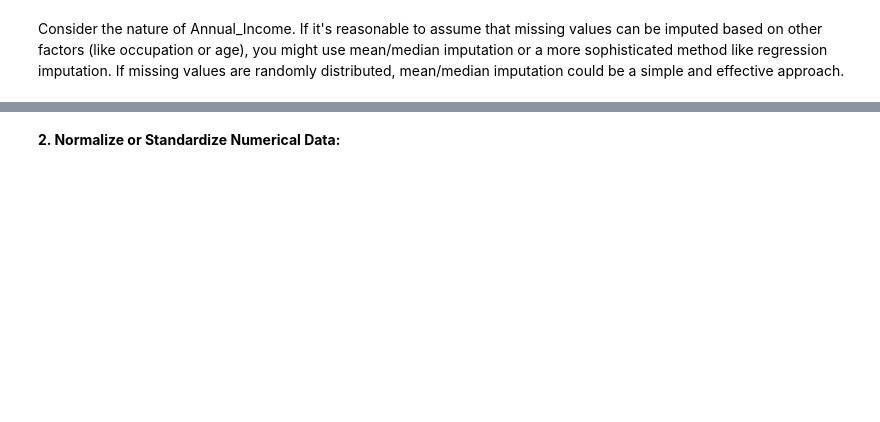
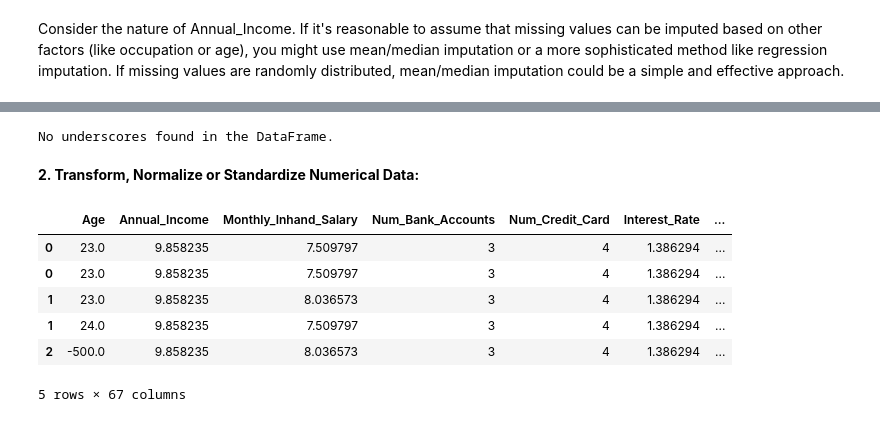
Before and after one commit to astronaut505/Credit-or-crisis, a Jupyter notebook: CreditScoreClassification.ipynb, the cells around one changed output, grey strips where cells are left out. Drawn from its saved outputs; the diff is of its cells as text; code cells hidden in the pictures; blank space fills up the shorter version.

```diff
--- a/CreditScoreClassification.ipynb
+++ b/CreditScoreClassification.ipynb
@@ -605,2 +594,45 @@ plt.show()
+# %%
+ #<--- Last check for _ in columns
+underscore_present = df.apply(lambda x: x.astype(str).str.contains('_').any())
+underscore_columns = underscore_present[underscore_present].index.tolist()
+
+if underscore_columns:
+    print(f"Underscores found in columns: {underscore_columns}")
+else:
+    print("No underscores found in the DataFrame.")
+# %% [output]
+No underscores found in the DataFrame.
 # %% [markdown]
-**2. Normalize or Standardize Numerical Data:**
+**2. Transform, Normalize or Standardize Numerical Data:**
+# %%
+import numpy as np
+
+# Replace 'df' with your actual DataFrame name
+log_transform_columns = [
+    'Annual_Income', 'Monthly_Inhand_Salary', 'Outstanding_Debt',
+    'Total_EMI_per_month', 'Amount_invested_monthly', 'Monthly_Balance',
+    'Interest_Rate'
+]
+
+for column in log_transform_columns:
+    df[column] = np.log1p(df[column])
+
+from scipy.stats.mstats import winsorize
+
+# Replace 'df' with your actual DataFrame name
+winsorize_columns = ['Changed_Credit_Limit']
+
+for column in winsorize_columns:
+    df[column] = winsorize(df[column], limits=[0.01, 0.99])
+
+df_transformed = df.copy()
+
+df_transformed.head()
+# %% [output]
+|  | Age | Annual_Income | Monthly_Inhand_Salary | Num_Bank_Accounts | Num_Credit_Card | Interest_Rate | ... |
+| 0 | 23.0 | 9.858235 | 7.509797 | 3 | 4 | 1.386294 | ... |
+| 0 | 23.0 | 9.858235 | 7.509797 | 3 | 4 | 1.386294 | ... |
+| 1 | 23.0 | 9.858235 | 8.036573 | 3 | 4 | 1.386294 | ... |
+| 1 | 24.0 | 9.858235 | 7.509797 | 3 | 4 | 1.386294 | ... |
+| 2 | -500.0 | 9.858235 | 8.036573 | 3 | 4 | 1.386294 | ... |
+5 rows × 67 columns
```
Also changed, not shown: parts of 33 cells of this notebook.
